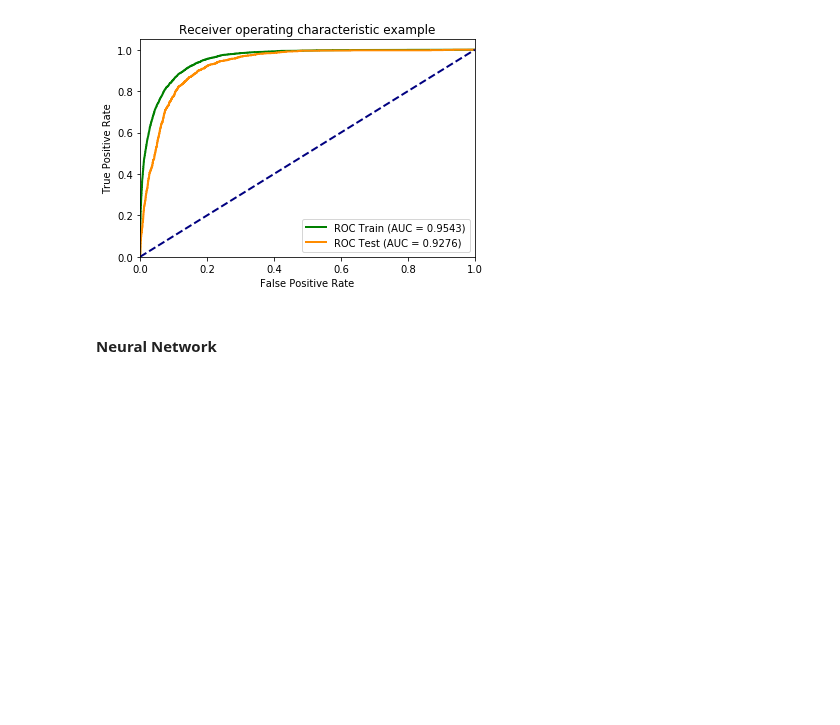
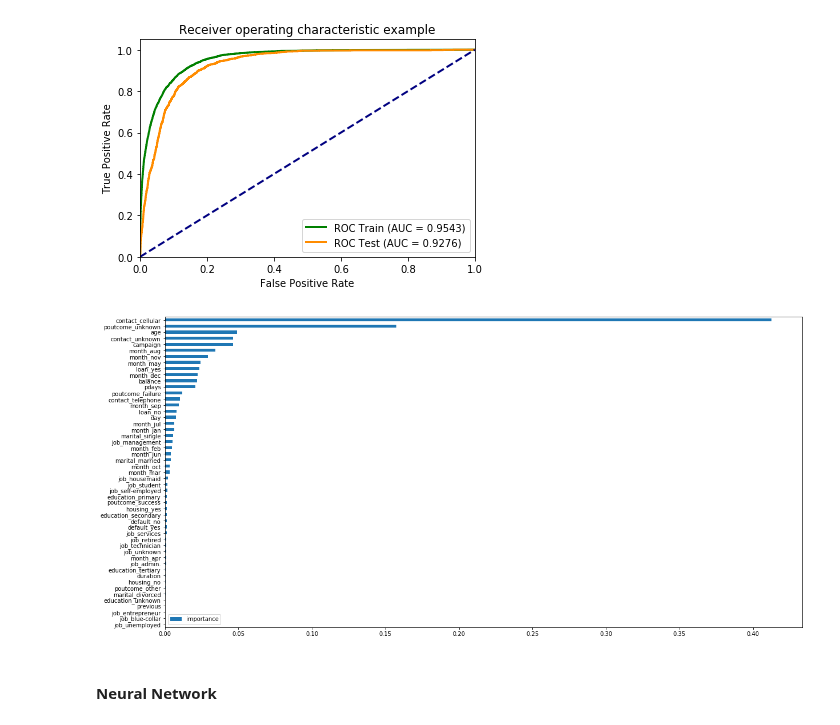
Before and after one commit to ytatus94/Machine_Learning, a Jupyter notebook: BitTiger_DS501/BitTiger_DS501_Week8.ipynb, the cells around one changed output. Saved outputs shown, nothing was run; the diff lists cells and outputs as text; code cells hidden in the pictures; blank space fills up the shorter version.

```diff
--- a/BitTiger_DS501/BitTiger_DS501_Week8.ipynb
+++ b/BitTiger_DS501/BitTiger_DS501_Week8.ipynb
@@ -462,6 +486,10 @@ train_test_model(gbt, X_train, y_train, X_test, y_test)
 3     Recall  0.570043  0.468485
 4   f1-score  0.655332  0.530634
 [figure]
+# %%
+plot_feature_importance(gbt)
+# %% [output]
+[figure, added]
 # %% [markdown]
 #### Neural Network
 # %%
```
Also changed, not shown: parts of 12 cells of this notebook, 4 other files.
